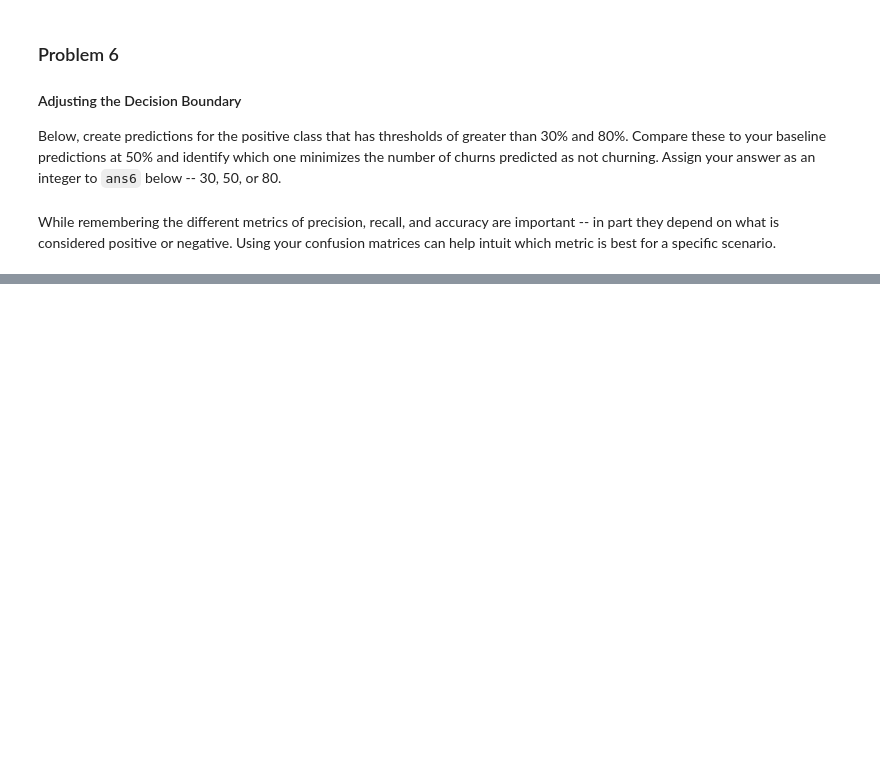
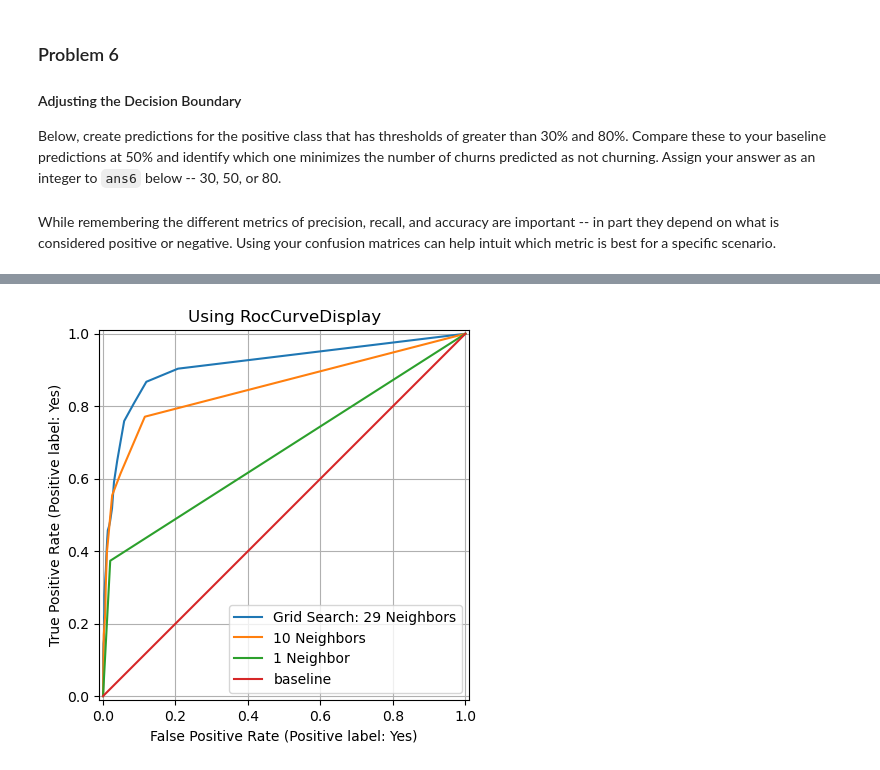
Before and after one commit to lis497/UCBerkeley-Haas-ML, a Jupyter notebook: M12/M12_2_Accuracy_Precision_Recall.ipynb, the cells around one changed output, grey strips where cells are left out. Cells and saved outputs as stored; diff of their text form; code cells hidden in the pictures; blank space fills up the shorter version.

```diff
--- a/M12/M12_2_Accuracy_Precision_Recall.ipynb
+++ b/M12/M12_2_Accuracy_Precision_Recall.ipynb
@@ -504,0 +758,4 @@ While remembering the different metrics of precision, recall, and accuracy are i
+# %%
+roc_grid = GridSearchCV(knn_pipe, param_grid={'knn__n_neighbors': range(1, 33, 2)}, scoring = 'roc_auc')
+roc_grid.fit(X_train, y_train)
+best_k = roc_grid.best_params_['knn__n_neighbors']
@@ -504,0 +772,3 @@ While remembering the different metrics of precision, recall, and accuracy are i
+# %%
+knn_1 = Pipeline([('transform', transformer), ('knn', KNeighborsClassifier(n_neighbors = 1))])
+knn_1.fit(X_train, y_train)
@@ -504,0 +787,11 @@ While remembering the different metrics of precision, recall, and accuracy are i
+# %%
+fig, ax = plt.subplots()
+RocCurveDisplay.from_estimator(roc_grid, X_test, y_test, pos_label = 'Yes', ax = ax, label = 'Grid Search: 29 Neighbors')
+RocCurveDisplay.from_estimator(knn_pipe, X_test, y_test, pos_label = 'Yes', ax = ax, label = '10 Neighbors')
+RocCurveDisplay.from_estimator(knn_1, X_test, y_test, ax = ax, label = '1 Neighbor')
+plt.grid()
+plt.plot(np.arange(0, 1.1, .1), np.arange(0, 1.1, .1), label = 'baseline');
+plt.title('Using RocCurveDisplay')
+plt.legend();
+# %% [output]
+[figure, added]
```
Also changed, not shown: parts of 34 cells of this notebook.
